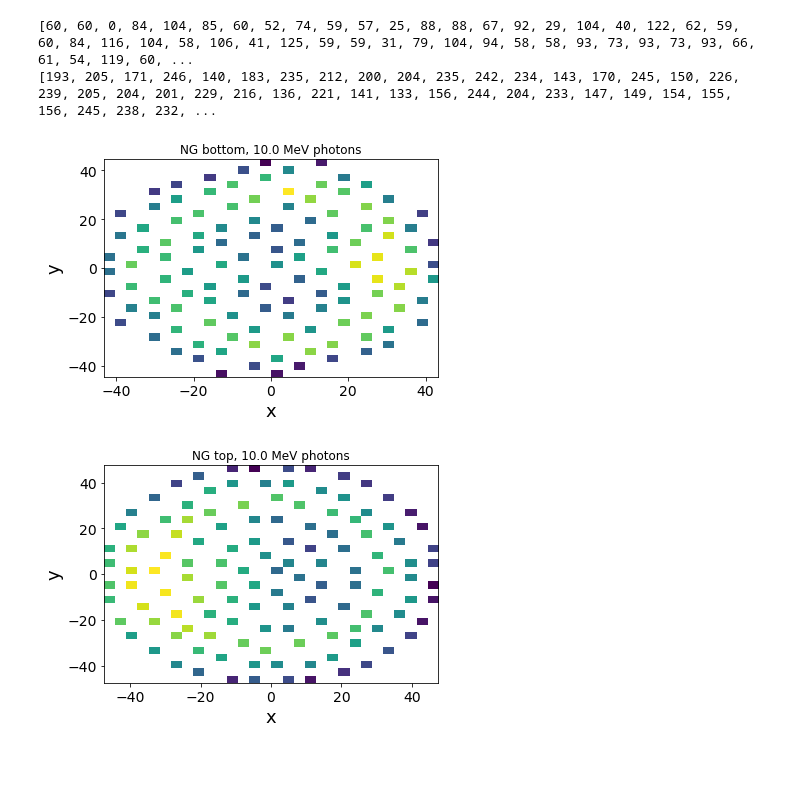
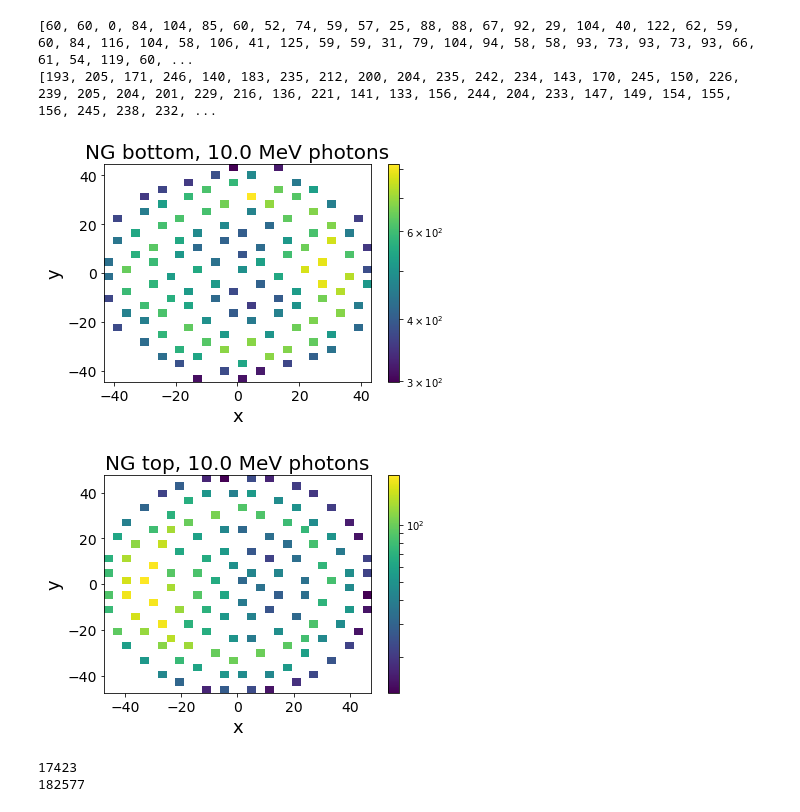
Before and after one commit to wesselrijk/XENON1T_NikhefProject, a Jupyter notebook: DataAnalysis/Simulation_hit-map.ipynb, the cells around one changed output. Drawn from its saved outputs; the diff is of its cells as text; code cells hidden in the pictures; blank space fills up the shorter version.

```diff
--- a/DataAnalysis/Simulation_hit-map.ipynb
+++ b/DataAnalysis/Simulation_hit-map.ipynb
@@ -113,33 +113,51 @@ for ch in hit_bottom_10:
     yhist10.append(y)
 
 fig2, ax2 = plt.subplots()
-ax2.hist2d(xhist10,yhist10, bins=(30,30), norm=mpl.colors.LogNorm())
+h2 = ax2.hist2d(xhist10,yhist10, bins=(30,30), norm=mpl.colors.LogNorm())
 ax2.set_xlabel("x", fontsize = 18)
 ax2.set_ylabel("y", fontsize = 18)
-ax2.set_title('NG bottom, 10.0 MeV photons')
+ax2.set_title('NG bottom, 10.0 MeV photons', fontsize = 20)
 ax2.tick_params(axis = 'both', labelsize = 14)
+fig2.colorbar(h2[3], ax = ax2)
 fig2.savefig('HitMap_Simulation10_bottom.png', dpi = 200)
 # %% [output]
-[figure, old version]
+[figure, new version]
 # %%
 #adc_corrected, x, y, for each PMT for one event
 xhist102 = []
 yhist102 = []
 pmt = eval(config['DEFAULT']['pmts'])
 for ch in hit_top_10:
 #for ch in hit_top:
 
     x = pmt[ch]['position']['x']
     y = pmt[ch]['position']['y']
     xhist102.append(x)
     yhist102.append(y)
 
 fig22, ax22 = plt.subplots()
-ax22.hist2d(xhist102,yhist102, bins=(30,30), norm=mpl.colors.LogNorm())
+h22 = ax22.hist2d(xhist102,yhist102, bins=(30,30), norm=mpl.colors.LogNorm())
 ax22.set_xlabel("x", fontsize = 18)
 ax22.set_ylabel("y", fontsize = 18)
-ax22.set_title('NG top, 10.0 MeV photons')
+ax22.set_title('NG top, 10.0 MeV photons', fontsize = 20)
 ax22.tick_params(axis = 'both', labelsize = 14)
+fig22.colorbar(h22[3], ax = ax22)
 fig22.savefig('HitMap_Simulation10_top.png', dpi = 200)
 # %% [output]
-[figure, old version]
+[figure, new version]
+# %%
+data_new = np.loadtxt("data_2.2MeV_neutron_200khits_18events.dat", dtype=int, delimiter=";", usecols=1)
+
+hit_top_new = []
+hit_bottom_new = []
+
+for point in data_new:
+    if point in ch_top:
+        hit_top_new.append(point)
+    else:
+        hit_bottom_new.append(point)
+print(len(hit_top_new))
+print(len(hit_bottom_new))
+# %% [output]
+17423
+182577
```
Also changed, not shown: parts of 2 cells of this notebook, 5 other files.
